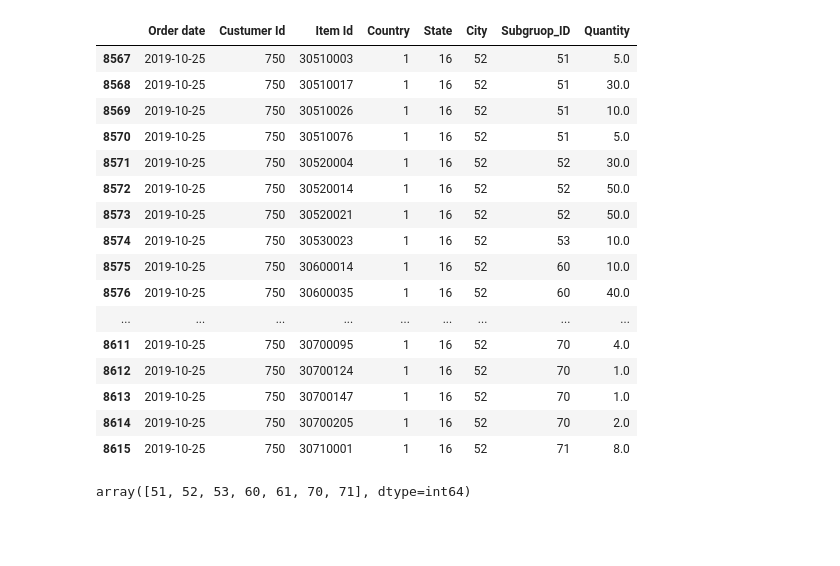
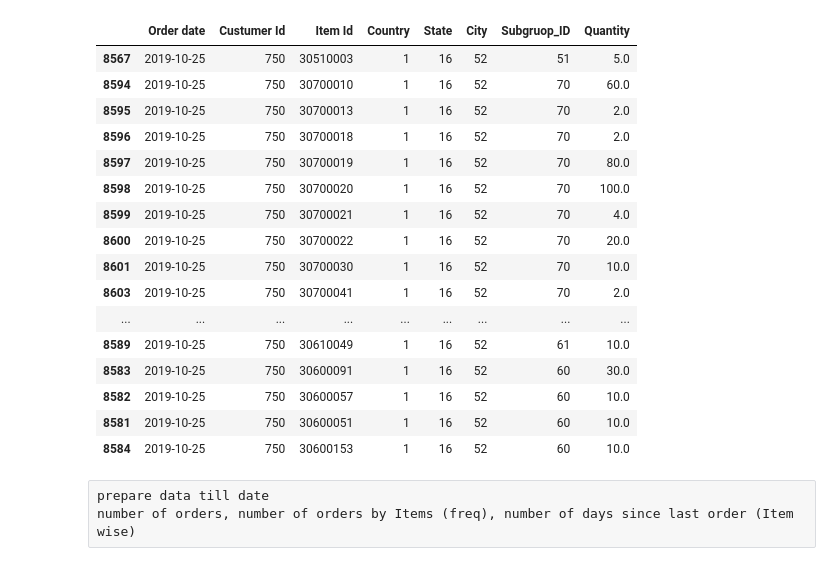
Before and after one commit to keshavs0305/Sales-Forecasting, a Jupyter notebook: playground.ipynb, the cells around one changed output. Cells and saved outputs as stored; diff of their text form; code cells hidden in the pictures; blank space fills up the shorter version.

Commit message:
model2 data prep

```diff
--- a/playground.ipynb
+++ b/playground.ipynb
@@ -78,0 +9,5 @@ df.groupby('Custumer Id').get_group(750).groupby('Item Id').count()
+# %%
+df['Order date'] = pd.to_datetime(df['Order date'])
+cus_data = df.groupby('Custumer Id').get_group(750)
+cus_data.sort_values('Order date',inplace=True)
+cus_data
@@ -79,24 +56,20 @@ df.groupby('Custumer Id').get_group(750).groupby('Item Id').count()
 # %%
-df.groupby('Custumer Id').get_group(750).groupby('Order date').get_group('2019-10-25')
+cus_data.groupby('Order date').get_group('2019-10-25')
 # %% [output]
 |  | Order date | Custumer Id | Item Id | Country | State | City | Subgruop_ID | Quantity |
 | 8567 | 2019-10-25 | 750 | 30510003 | 1 | 16 | 52 | 51 | 5.0 |
-| 8568 | 2019-10-25 | 750 | 30510017 | 1 | 16 | 52 | 51 | 30.0 |
-| 8569 | 2019-10-25 | 750 | 30510026 | 1 | 16 | 52 | 51 | 10.0 |
-| 8570 | 2019-10-25 | 750 | 30510076 | 1 | 16 | 52 | 51 | 5.0 |
-| 8571 | 2019-10-25 | 750 | 30520004 | 1 | 16 | 52 | 52 | 30.0 |
-| 8572 | 2019-10-25 | 750 | 30520014 | 1 | 16 | 52 | 52 | 50.0 |
-| 8573 | 2019-10-25 | 750 | 30520021 | 1 | 16 | 52 | 52 | 50.0 |
-| 8574 | 2019-10-25 | 750 | 30530023 | 1 | 16 | 52 | 53 | 10.0 |
-| 8575 | 2019-10-25 | 750 | 30600014 | 1 | 16 | 52 | 60 | 10.0 |
-| 8576 | 2019-10-25 | 750 | 30600035 | 1 | 16 | 52 | 60 | 40.0 |
+| 8594 | 2019-10-25 | 750 | 30700010 | 1 | 16 | 52 | 70 | 60.0 |
+| 8595 | 2019-10-25 | 750 | 30700013 | 1 | 16 | 52 | 70 | 2.0 |
+| 8596 | 2019-10-25 | 750 | 30700018 | 1 | 16 | 52 | 70 | 2.0 |
+| 8597 | 2019-10-25 | 750 | 30700019 | 1 | 16 | 52 | 70 | 80.0 |
+| 8598 | 2019-10-25 | 750 | 30700020 | 1 | 16 | 52 | 70 | 100.0 |
+| 8599 | 2019-10-25 | 750 | 30700021 | 1 | 16 | 52 | 70 | 4.0 |
+| 8600 | 2019-10-25 | 750 | 30700022 | 1 | 16 | 52 | 70 | 20.0 |
+| 8601 | 2019-10-25 | 750 | 30700030 | 1 | 16 | 52 | 70 | 10.0 |
+| 8603 | 2019-10-25 | 750 | 30700041 | 1 | 16 | 52 | 70 | 2.0 |
 | ... | ... | ... | ... | ... | ... | ... | ... | ... |
-| 8611 | 2019-10-25 | 750 | 30700095 | 1 | 16 | 52 | 70 | 4.0 |
-| 8612 | 2019-10-25 | 750 | 30700124 | 1 | 16 | 52 | 70 | 1.0 |
-| 8613 | 2019-10-25 | 750 | 30700147 | 1 | 16 | 52 | 70 | 1.0 |
-| 8614 | 2019-10-25 | 750 | 30700205 | 1 | 16 | 52 | 70 | 2.0 |
-| 8615 | 2019-10-25 | 750 | 30710001 | 1 | 16 | 52 | 71 | 8.0 |
+| 8589 | 2019-10-25 | 750 | 30610049 | 1 | 16 | 52 | 61 | 10.0 |
+| 8583 | 2019-10-25 | 750 | 30600091 | 1 | 16 | 52 | 60 | 30.0 |
+| 8582 | 2019-10-25 | 750 | 30600057 | 1 | 16 | 52 | 60 | 10.0 |
+| 8581 | 2019-10-25 | 750 | 30600051 | 1 | 16 | 52 | 60 | 10.0 |
+| 8584 | 2019-10-25 | 750 | 30600153 | 1 | 16 | 52 | 60 | 10.0 |
-# %%
-df.groupby('Custumer Id').get_group(750).Subgruop_ID.unique()
-# %% [output]
-array([51, 52, 53, 60, 61, 70, 71], dtype=int64)
@@ -102,0 +78,3 @@ array([51, 52, 53, 60, 61, 70, 71], dtype=int64)
+# %% [raw]
+prepare data till date
+number of orders, number of orders by Items (freq), number of days since last order (Item wise)
```
Also changed, not shown: parts of 13 cells of this notebook.
